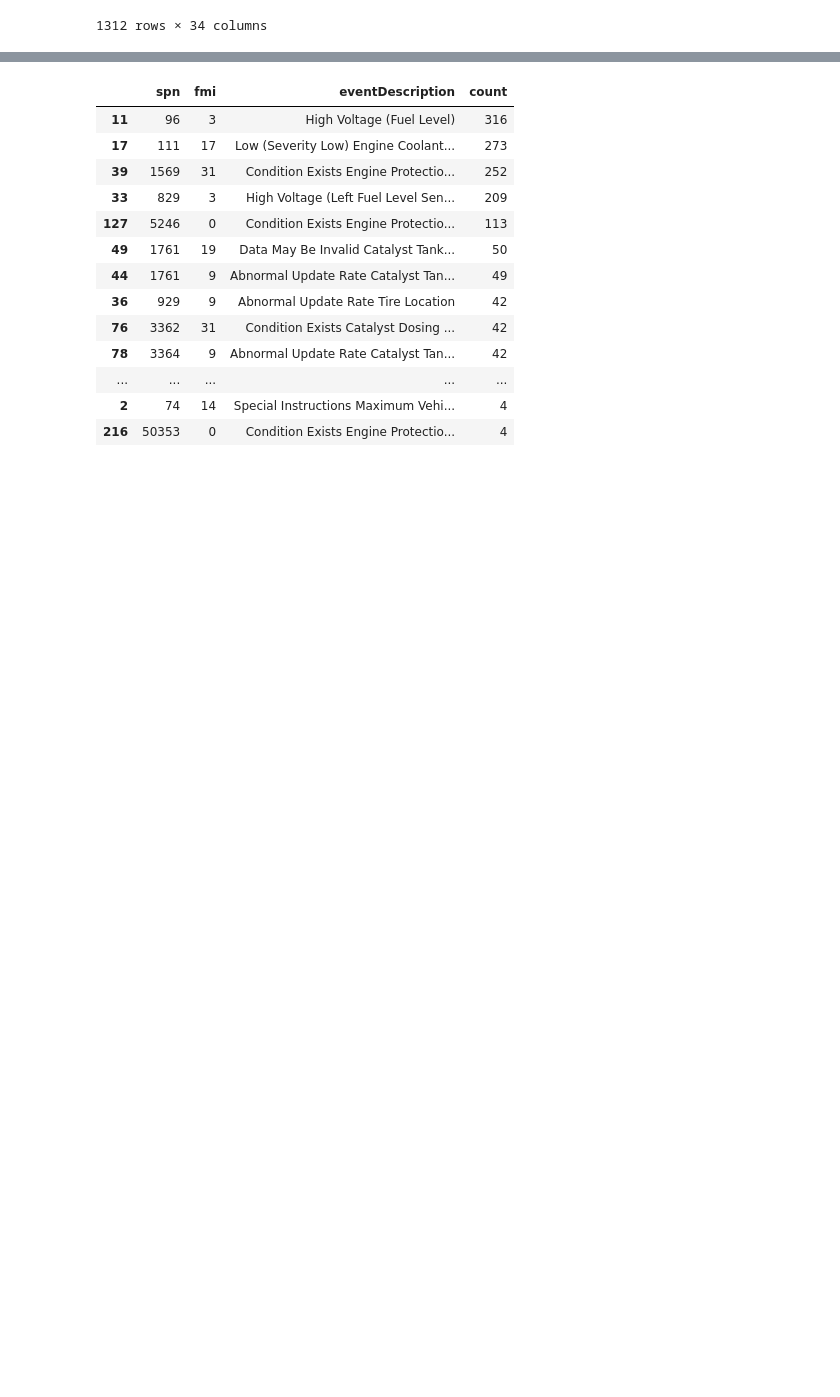
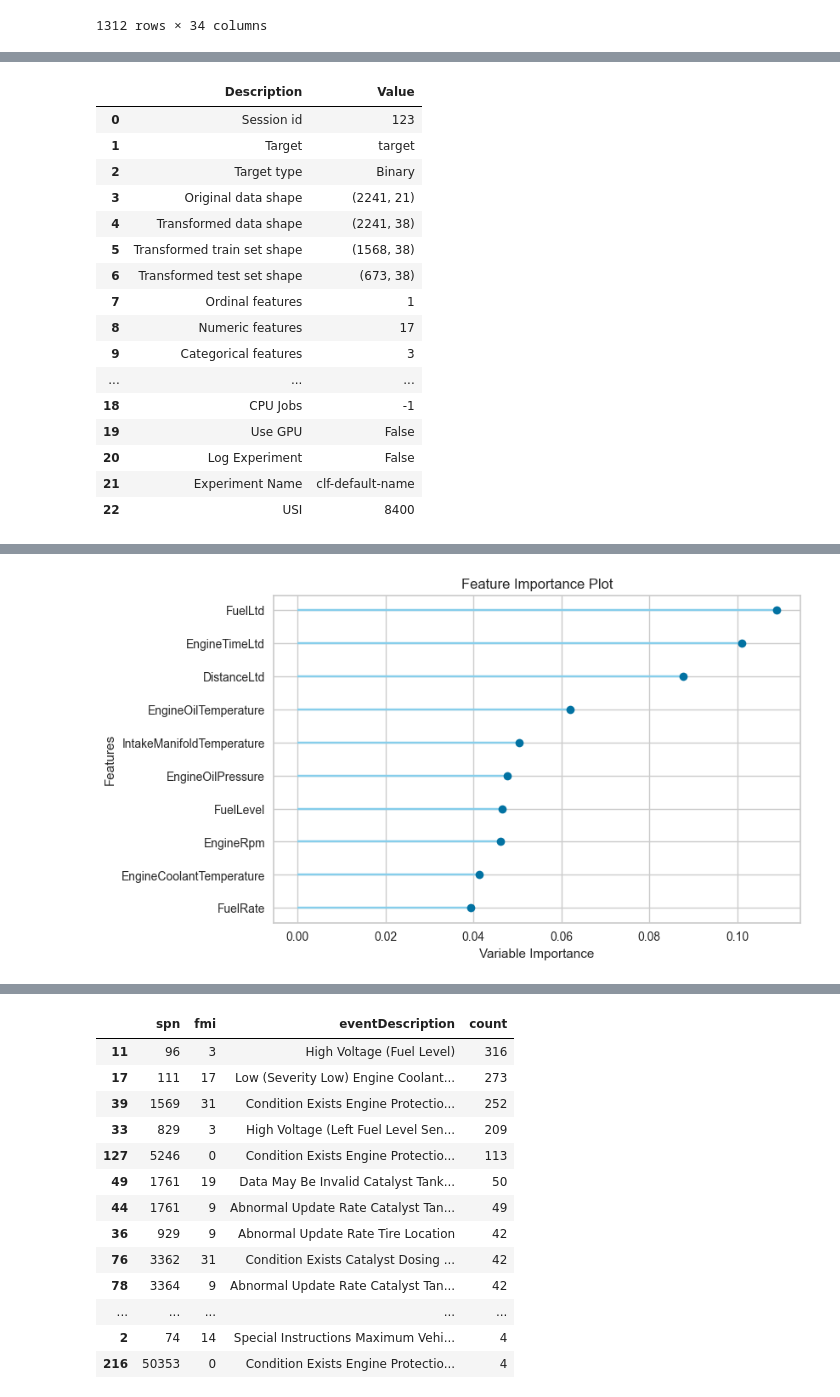
Before and after one commit to ashamaheshwari/big_g_express-predicting-derates, a Jupyter notebook: notebooks/big_g_2.ipynb, the cells around one changed output, grey strips where cells are left out. Drawn from its saved outputs; the diff is of its cells as text; code cells hidden in the pictures; blank space fills up the shorter version.

```diff
--- a/notebooks/big_g_2.ipynb
+++ b/notebooks/big_g_2.ipynb
@@ -362,0 +426,20 @@ plot_model(model, plot='feature')
+# %%
+# Create target column with spn, fmi combos
+def check_spn_fmi(row):
+    spn_fmi_pairs = [
+        (1569, 31), (4094, 18), (3362, 31), (5394, 17),
+        (1761, 19), (1761, 9), (5394, 5), (3364, 9),
+        (3216, 9), (6802, 31), (3031, 9), (3226, 9),
+        (929, 9), (96, 3), (74, 14), (1068, 2),
+        (5742, 9), (1787, 11), (5743, 9), (829, 3),
+        (3216, 4), (4094, 31)
+    ]
+    spn = row['spn']
+    fmi = row['fmi']
+    if (spn, fmi) in spn_fmi_pairs:
+        return 1
+    else:
+        return 0
+
+filtered_df['target'] = filtered_df.apply(check_spn_fmi, axis=1)
+filtered_df
@@ -362,0 +460,40 @@ plot_model(model, plot='feature')
+# %%
+ml_features = filtered_df.drop(columns=['Longitude', 'Latitude', 'time_diff','activeTransitionCount','ecuSource','LampStatus','eventDescription','EventTimeStamp','RecordID', 'ESS_Id','EquipmentID','spn','fmi'], axis=1)
+# %%
+from pycaret.classification import *
+
+# create time series split
+#split = int(len(ml_features)*0.8)
+#train_data = ml_features[:split]
+#test_data = ml_features[split:]
+
+# setup pycaret
+clf = setup(data=ml_features, target='target', session_id=123, fold_strategy='timeseries')
+
+# train model
+#model = create_model('gbc')
+best_model = compare_models()
+#models_to_exclude = ['lightgbm']
+
+#model=compare_models(exclude=models_to_exclude)
+
+# plot feature importance
+plot_model(best_model, plot='feature')
+# %% [output]
+|  | Description | Value |
+| 0 | Session id | 123 |
+| 1 | Target | target |
+| 2 | Target type | Binary |
+| 3 | Original data shape | (2241, 21) |
+| 4 | Transformed data shape | (2241, 38) |
+| 5 | Transformed train set shape | (1568, 38) |
+| 6 | Transformed test set shape | (673, 38) |
+| 7 | Ordinal features | 1 |
+| 8 | Numeric features | 17 |
+| 9 | Categorical features | 3 |
+| ... | ... | ... |
+| 18 | CPU Jobs | -1 |
+| 19 | Use GPU | False |
+| 20 | Log Experiment | False |
+| 21 | Experiment Name | clf-default-name |
+| 22 | USI | 8400 |
@@ -363,3 +518,4 @@ plot_model(model, plot='feature')
+[figure, added]
 # %%
 # find the first occurrence of spn = 5246 for each EquipmentID
 earliest_timestamps = interpolated_drop.loc[interpolated_drop['spn'] == 5246] \
```
Also changed, not shown: parts of 8 cells of this notebook.
